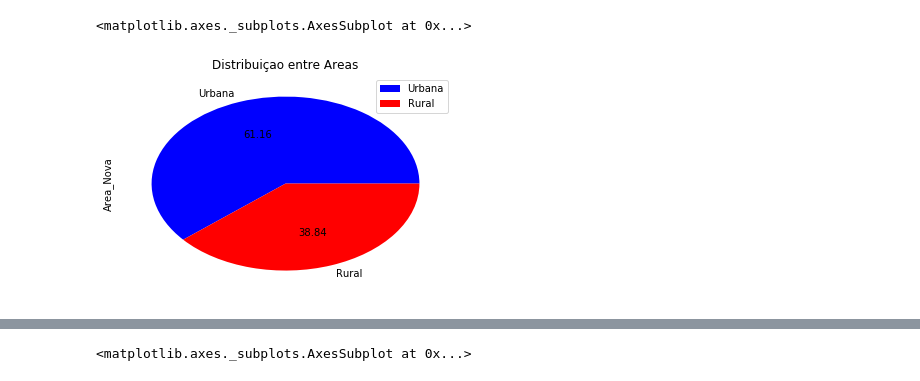
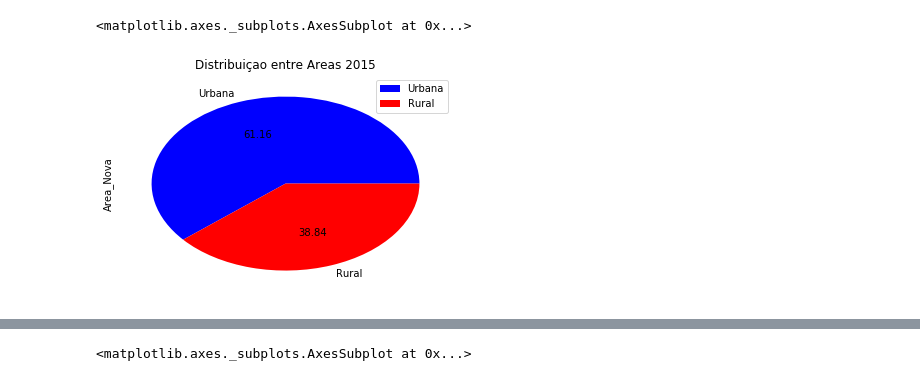
Before and after one commit to Ligeiro13/CD, a Jupyter notebook: Projeto 1 (light).ipynb, the cells around one changed output, grey strips where cells are left out. Cells and saved outputs as stored; diff of their text form; code cells hidden in the pictures.

```diff
--- a/Projeto 1 (light).ipynb
+++ b/Projeto 1 (light).ipynb
@@ -109,7 +114,7 @@ rendaRfaixa = pd.cut(rendaR, faixa, False)
 # %%
 u = novo_dados.Area_Nova.value_counts(True)
 u = u * 100
-u.plot(kind='pie', colors=('blue', 'red'), title="Distribuiçao entre Areas", autopct="%0.2f",legend=True)
+u.plot(kind='pie', colors=('blue', 'red'), title="Distribuiçao entre Areas 2015", autopct="%0.2f",legend=True)
 # %% [output]
 <matplotlib.axes._subplots.AxesSubplot at 0x...>
-[figure, old version]
+[figure, new version]
```
Also changed, not shown: parts of 18 cells of this notebook, 4 other files.
